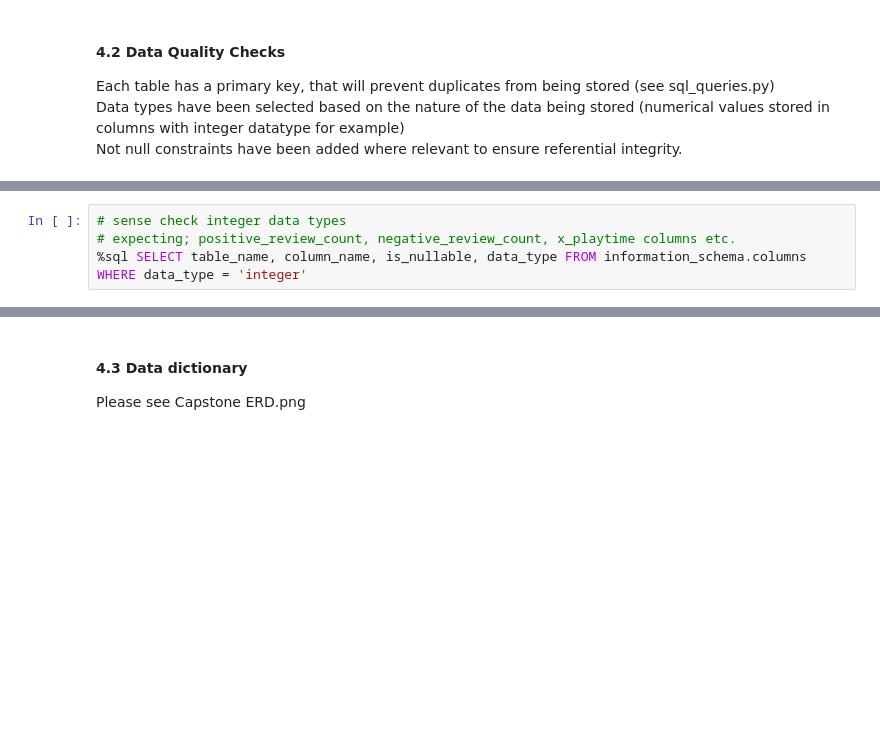
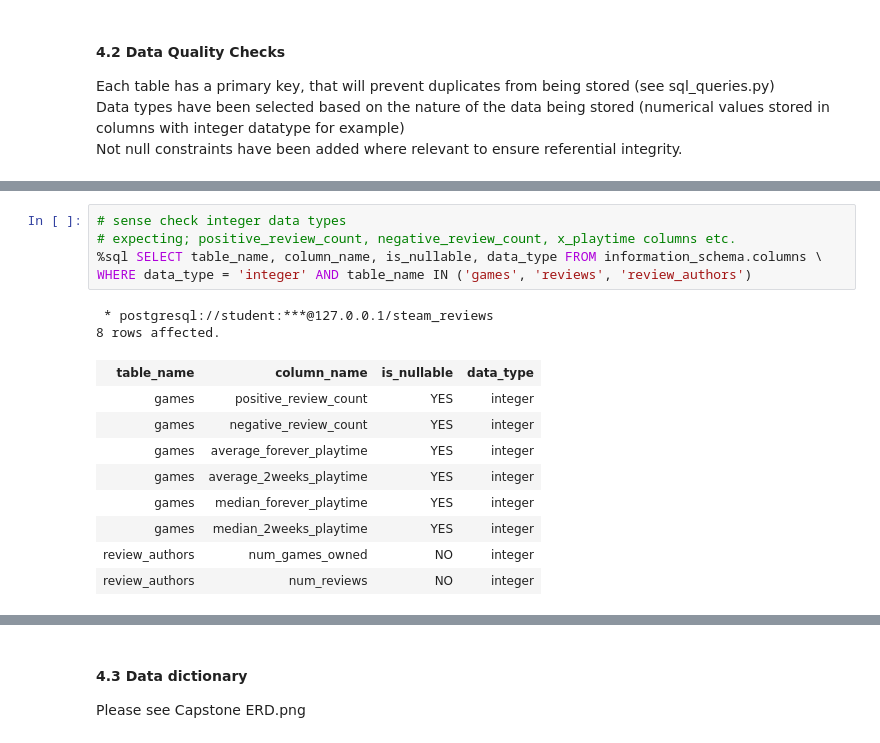
Before and after one commit to Gregpeinke/dend, a Jupyter notebook: Capstone Project.ipynb, the cells around one changed output, grey strips where cells are left out. Saved outputs shown, nothing was run; the diff lists cells and outputs as text; blank space fills up the shorter version.

```diff
--- a/Capstone Project.ipynb
+++ b/Capstone Project.ipynb
@@ -263,4 +293,17 @@ WHERE  i.indrelid IN ('{games}'::regclass, '{reviews}'::regclass, '{review_autho
 # %%
 # sense check integer data types
 # expecting; positive_review_count, negative_review_count, x_playtime columns etc.
-%sql SELECT table_name, column_name, is_nullable, data_type FROM information_schema.columns WHERE data_type = 'integer'
+%sql SELECT table_name, column_name, is_nullable, data_type FROM information_schema.columns \
+WHERE data_type = 'integer' AND table_name IN ('games', 'reviews', 'review_authors')
+# %% [output]
+ * postgresql://student:***@127.0.0.1/steam_reviews
+8 rows affected.
+| table_name | column_name | is_nullable | data_type |
+| games | positive_review_count | YES | integer |
+| games | negative_review_count | YES | integer |
+| games | average_forever_playtime | YES | integer |
+| games | average_2weeks_playtime | YES | integer |
+| games | median_forever_playtime | YES | integer |
+| games | median_2weeks_playtime | YES | integer |
+| review_authors | num_games_owned | NO | integer |
+| review_authors | num_reviews | NO | integer |
```
Also changed, not shown: parts of 8 cells of this notebook, 1 other file.
